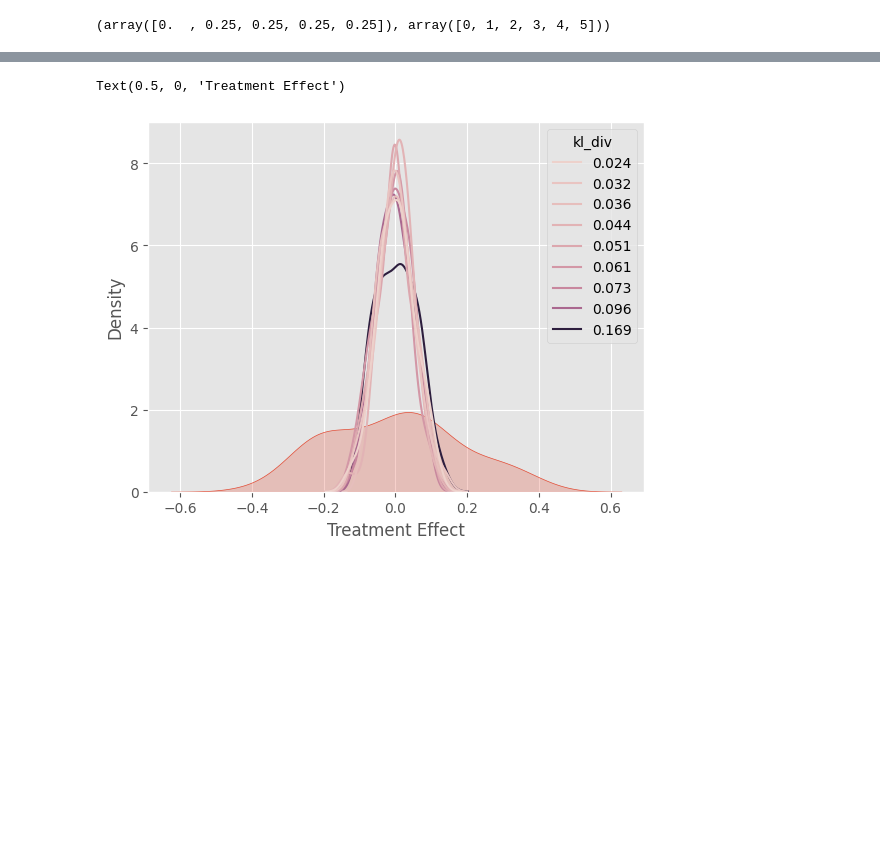
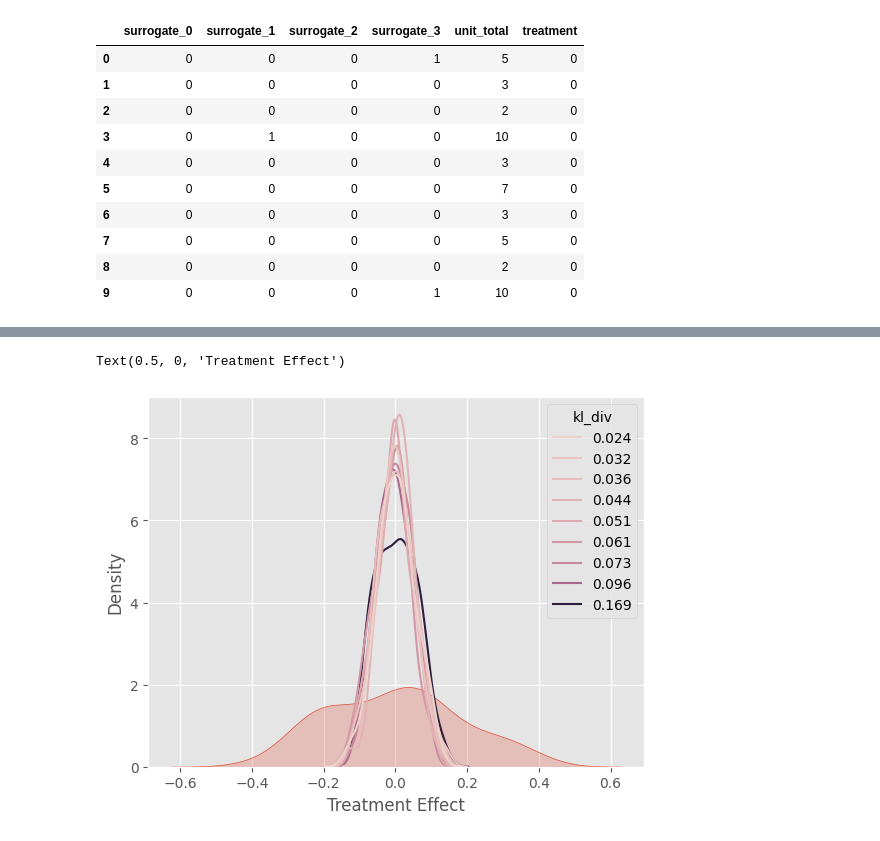
Before and after one commit to aureliolova/surrogate-index-simulations, a Jupyter notebook: simulations/comparability_simulation_1.ipynb, the cells around one changed output, grey strips where cells are left out. Saved outputs shown, nothing was run; the diff lists cells and outputs as text; code cells hidden in the pictures; blank space fills up the shorter version.

```diff
--- a/simulations/comparability_simulation_1.ipynb
+++ b/simulations/comparability_simulation_1.ipynb
@@ -49,7 +49,22 @@ class DataGenerator:
 
     def get_mean(self):
         return np.array(self.choice_probability) @ self.choices
-# %%
-np.histogram([1, 2, 3, 4], bins=[0, 1, 2, 3, 4, 5])
-# %% [output]
-(array([0.  , 0.25, 0.25, 0.25, 0.25]), array([0, 1, 2, 3, 4, 5]))
+# %%
+c_gen = DataGenerator(
+    choice_probability= [0.9, 0.1],
+    total_panel = 52,
+    control_group = True
+)
+c_gen.generate_data(n_samples=10, n_surrogates=4)
+# %% [output]
+|  | surrogate_0 | surrogate_1 | surrogate_2 | surrogate_3 | unit_total | treatment |
+| 0 | 0 | 0 | 0 | 1 | 5 | 0 |
+| 1 | 0 | 0 | 0 | 0 | 3 | 0 |
+| 2 | 0 | 0 | 0 | 0 | 2 | 0 |
+| 3 | 0 | 1 | 0 | 0 | 10 | 0 |
+| 4 | 0 | 0 | 0 | 0 | 3 | 0 |
+| 5 | 0 | 0 | 0 | 0 | 7 | 0 |
+| 6 | 0 | 0 | 0 | 0 | 3 | 0 |
+| 7 | 0 | 0 | 0 | 0 | 5 | 0 |
+| 8 | 0 | 0 | 0 | 0 | 2 | 0 |
+| 9 | 0 | 0 | 0 | 1 | 10 | 0 |
```
Also changed, not shown: parts of 1 cell of this notebook, 34 other files.
